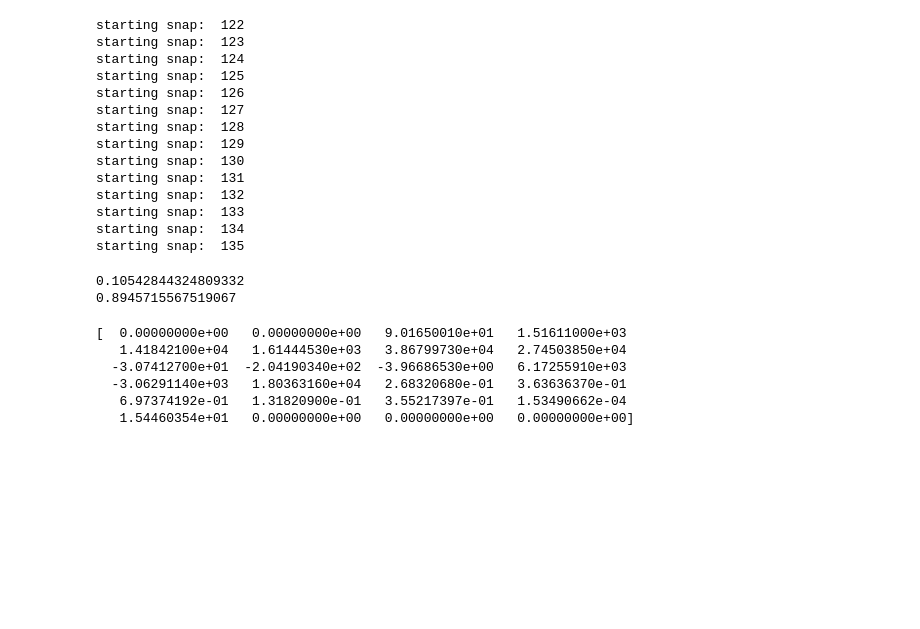
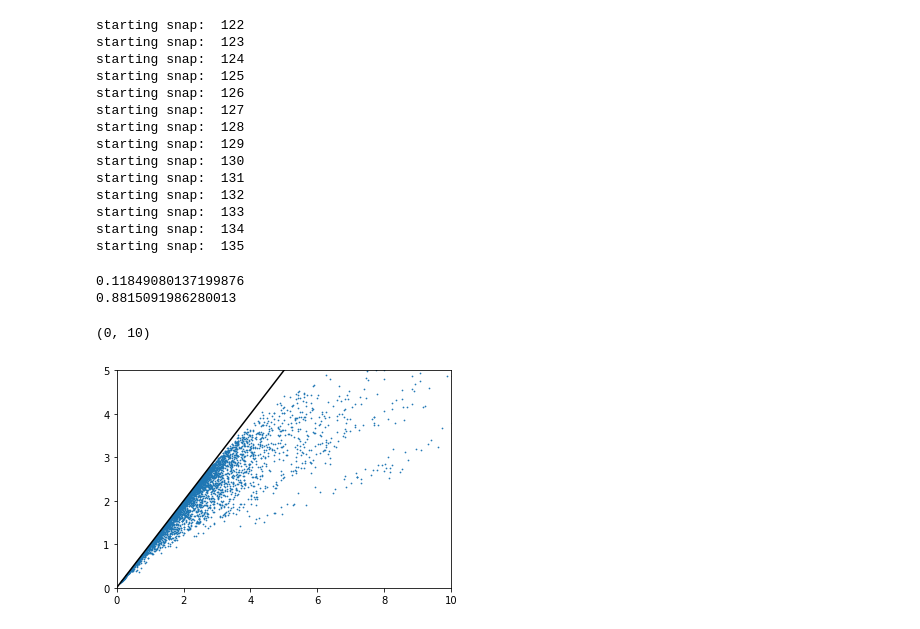
Before and after one commit to zpenoyre/illustris, a Jupyter notebook: FeedbackAdder.ipynb, the cells around one changed output. Cells and saved outputs as stored; diff of their text form; code cells hidden in the pictures; blank space fills up the shorter version.

```diff
--- a/FeedbackAdder.ipynb
+++ b/FeedbackAdder.ipynb
@@ -154,22 +155,21 @@ starting snap:  133
 starting snap:  134
 starting snap:  135
 # %%
-snap=100
-savedData=getGalData(snap)
-SRs=np.argwhere((savedData[:,14]<0.5) & (savedData[:,16]<1))
-FRs=np.argwhere((savedData[:,14]<0.5) & (savedData[:,16]>1))
-ellips=np.argwhere(savedData[:,14]<0.5)
+snap=135
+data=getGalData(snap)
+SRs=np.argwhere((data[:,14]<0.5) & (data[:,16]<1))
+FRs=np.argwhere((data[:,14]<0.5) & (data[:,16]>1))
+ellips=np.argwhere(data[:,14]<0.5)
 print(SRs.size/ellips.size)
 print(FRs.size/ellips.size)
 # %% [output]
-0.10542844324809332
-0.8945715567519067
+0.11849080137199876
+0.8815091986280013
-# %%
-print(savedData[0,:])
-# %% [output]
-[  0.00000000e+00   0.00000000e+00   9.01650010e+01   1.51611000e+03
-   1.41842100e+04   1.61444530e+03   3.86799730e+04   2.74503850e+04
-  -3.07412700e+01  -2.04190340e+02  -3.96686530e+00   6.17255910e+03
-  -3.06291140e+03   1.80363160e+04   2.68320680e-01   3.63636370e-01
-   6.97374192e-01   1.31820900e-01   3.55217397e-01   1.53490662e-04
-   1.54460354e+01   0.00000000e+00   0.00000000e+00   0.00000000e+00]
+# %%
+plt.plot(np.linspace(0,10,1000),np.linspace(0,10,1000),c='k')
+plt.scatter(2*data[:,17]/data[:,15],data[:,16],s=0.5)
+plt.ylim(0,5)
+plt.xlim(0,10)
+# %% [output]
+(0, 10)
+[figure, added]
```
Also changed, not shown: parts of 1 cell of this notebook, 50 other files.
